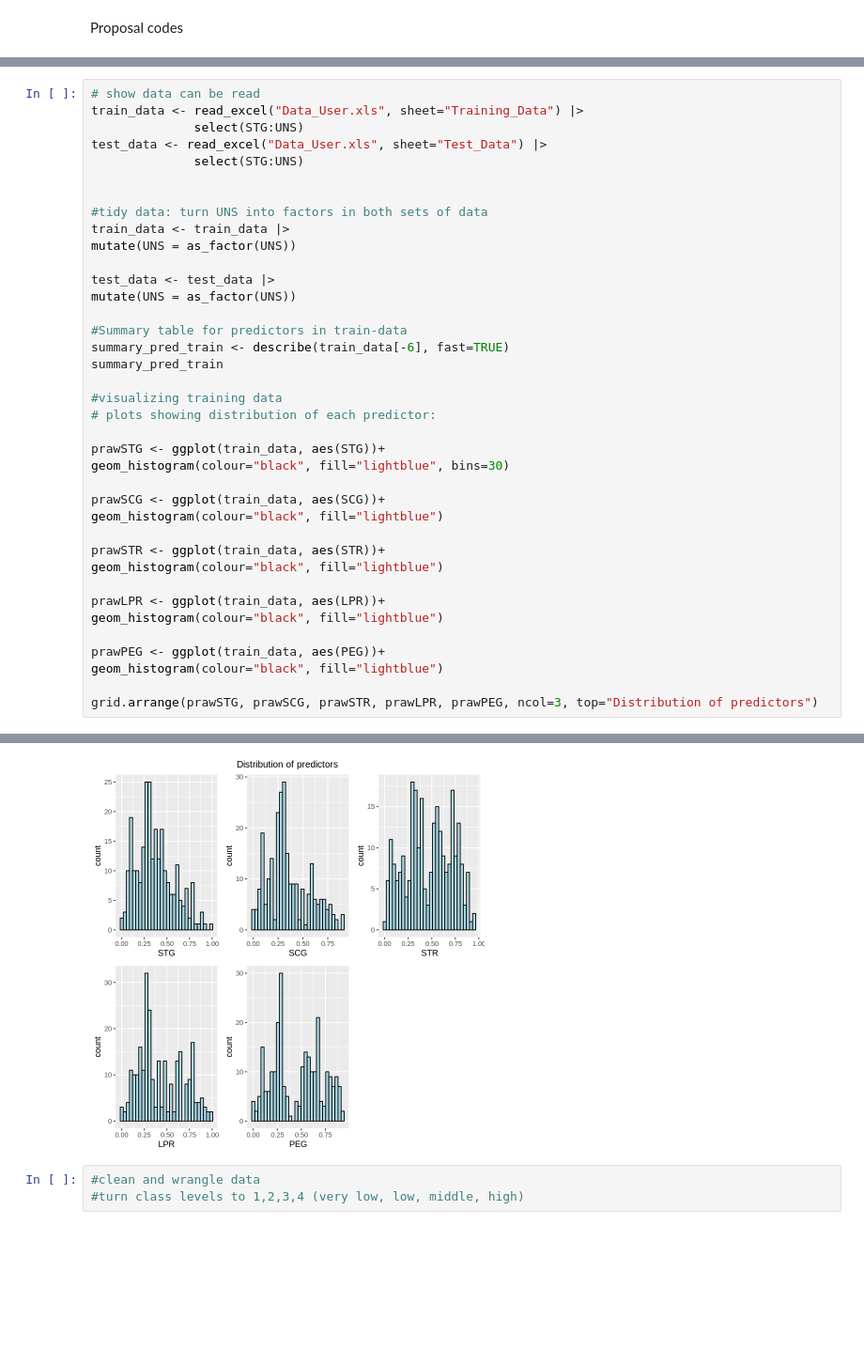
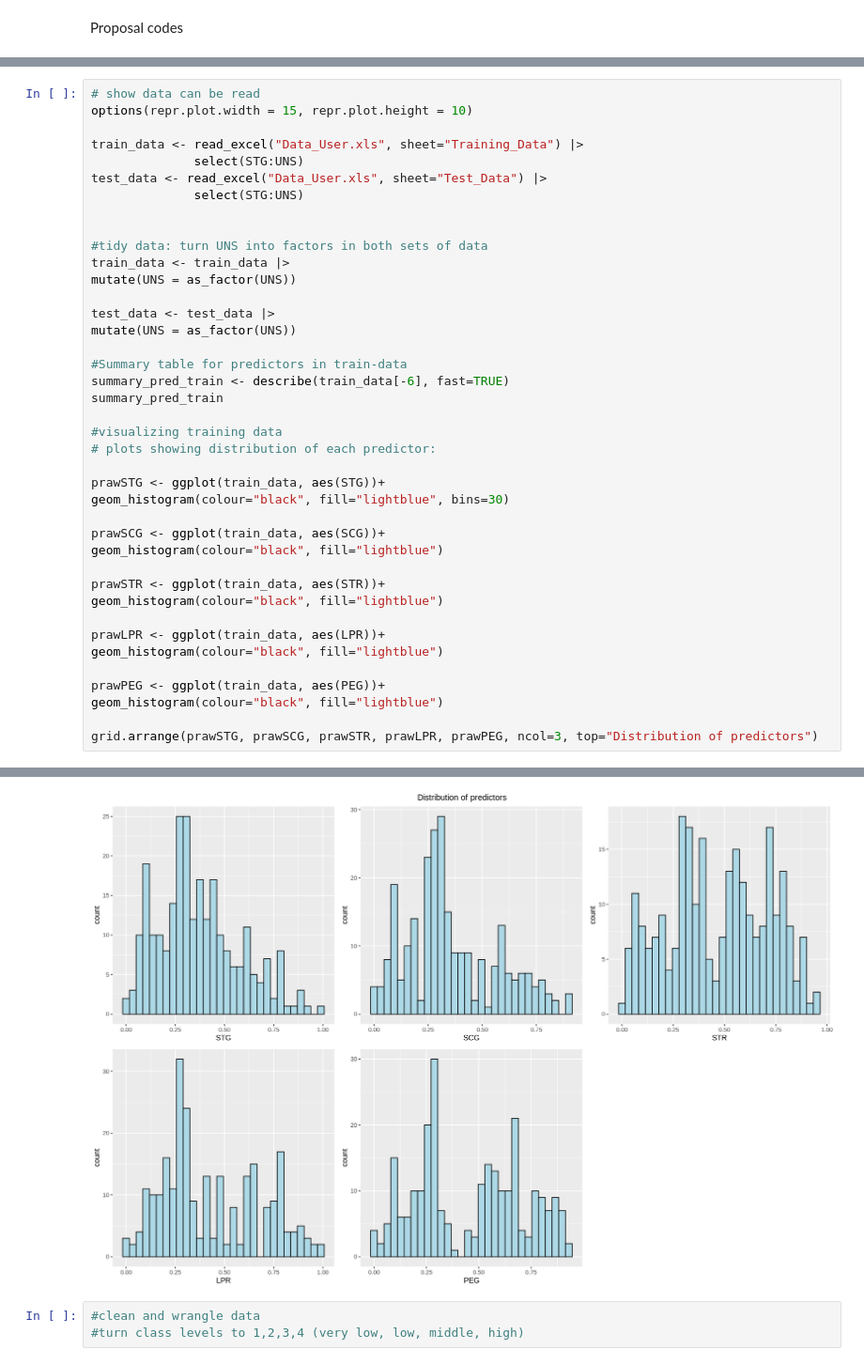
Before and after one commit to fyang1419/Group-56-Project, a Jupyter notebook: Proposal codes.ipynb, the cells around one changed output, grey strips where cells are left out. Shown at 94% size. Drawn from its saved outputs; the diff is of its cells as text; blank space fills up the shorter version.

```diff
--- a/Proposal codes.ipynb
+++ b/Proposal codes.ipynb
@@ -28,5 +16,7 @@ The following objects are masked from ‘package:ggplot2’:
 # %%
 # show data can be read
+options(repr.plot.width = 15, repr.plot.height = 10)
+
 train_data <- read_excel("Data_User.xls", sheet="Training_Data") |>
               select(STG:UNS)
 test_data <- read_excel("Data_User.xls", sheet="Test_Data") |>
@@ -80,12 +69,12 @@ A psych: 5 × 8
 | PEG | 5 | 258 | 0.4585388 | 0.2552109 | 0 | 0.93 | 0.93 | 0.01588874 |
 `stat_bin()` using `bins = 30`. Pick better value with `binwidth`.
 
 `stat_bin()` using `bins = 30`. Pick better value with `binwidth`.
 
 `stat_bin()` using `bins = 30`. Pick better value with `binwidth`.
 
 `stat_bin()` using `bins = 30`. Pick better value with `binwidth`.
-[figure, old version]
+[figure, new version]
 # %%
 #clean and wrangle data
 #turn class levels to 1,2,3,4 (very low, low, middle, high)
```
Also changed, not shown: parts of 2 cells of this notebook, 1 other file.
